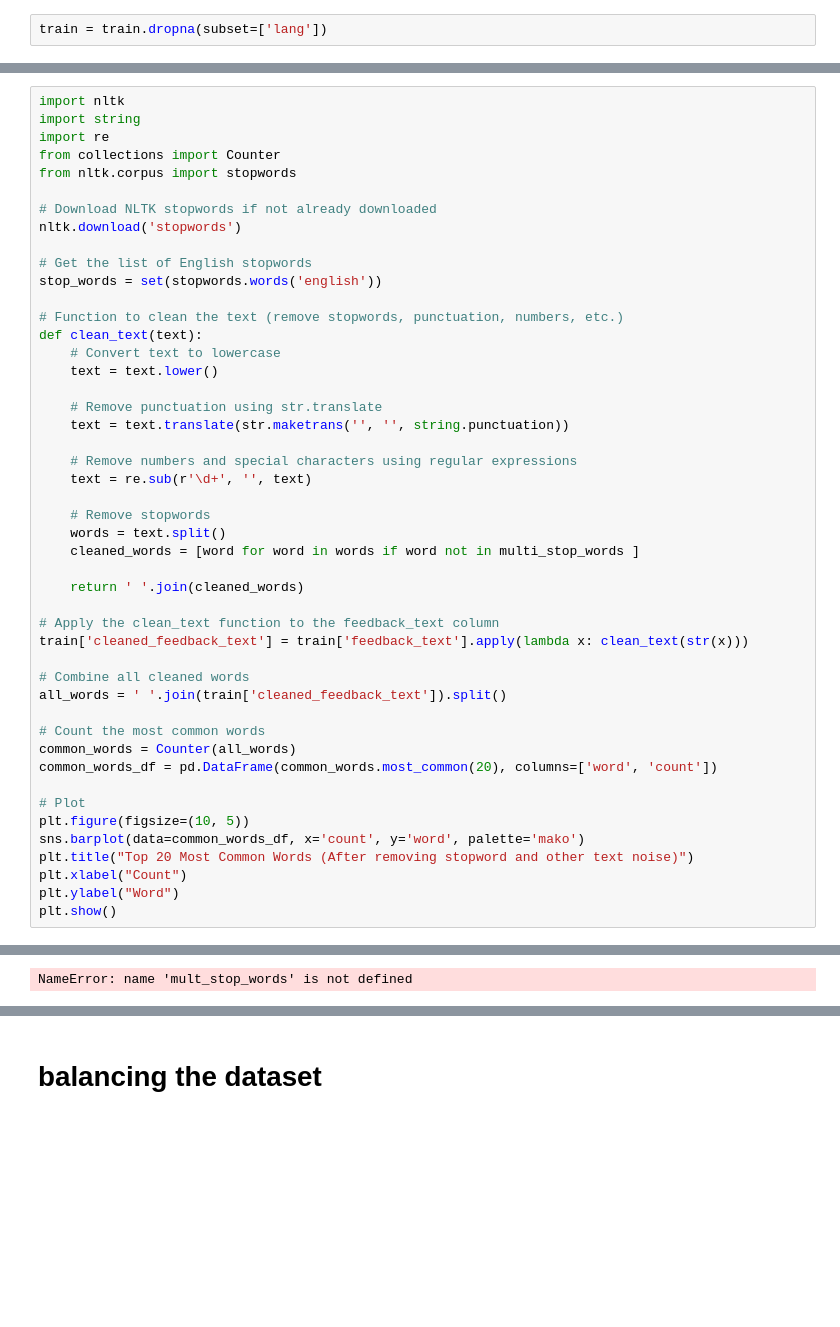
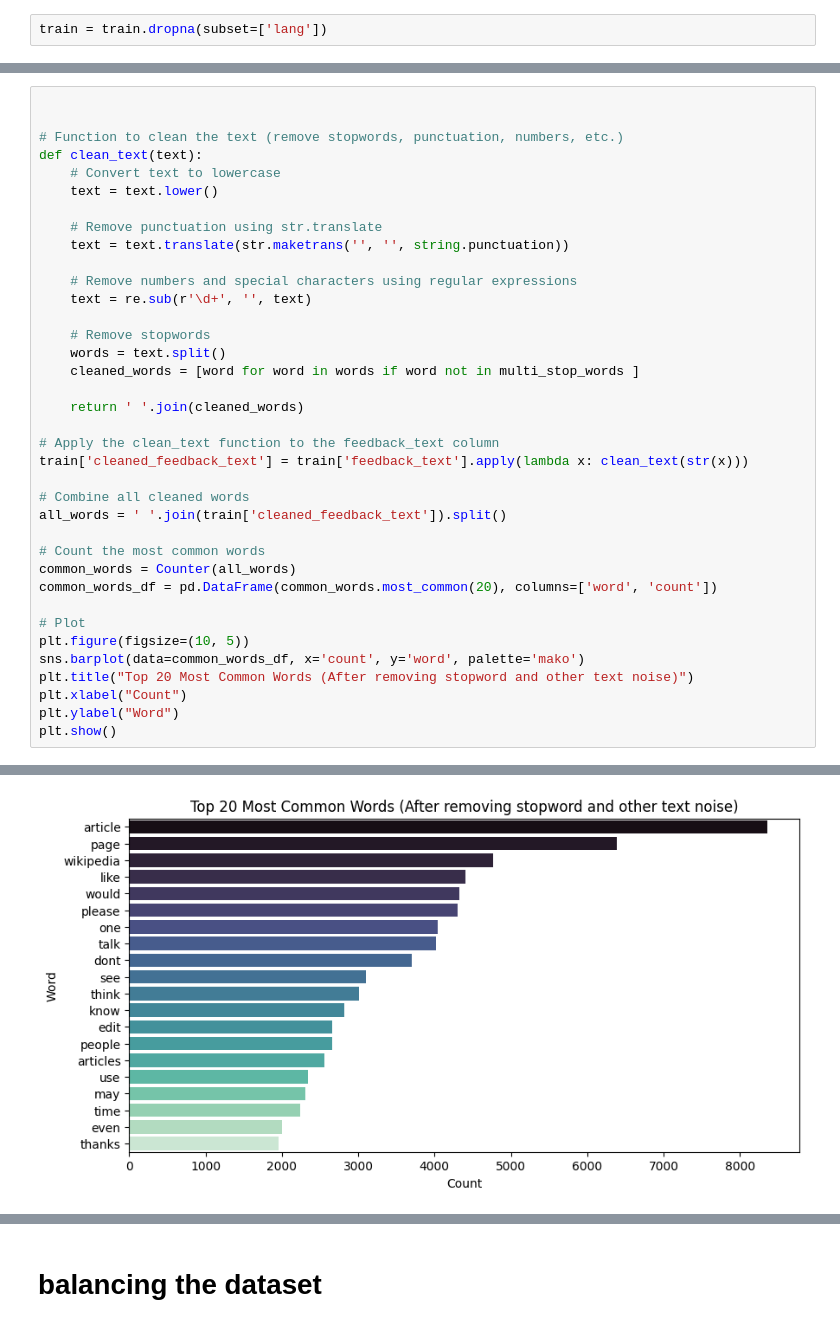
Before and after one commit to samratabduljalil/Offensive-Language-Classification, a Jupyter notebook: Task/model1_implementation.ipynb, the cells around one changed output, grey strips where cells are left out. Drawn from its saved outputs; the diff is of its cells as text; blank space fills up the shorter version.

```diff
--- a/Task/model1_implementation.ipynb
+++ b/Task/model1_implementation.ipynb
@@ -306,15 +299,5 @@ Passing `palette` without assigning `hue` is deprecated and will be removed in v
 # %%
-import nltk
-import string
-import re
-from collections import Counter
-from nltk.corpus import stopwords
 
-# Download NLTK stopwords if not already downloaded
-nltk.download('stopwords')
-
-# Get the list of English stopwords
-stop_words = set(stopwords.words('english'))
 
 # Function to clean the text (remove stopwords, punctuation, numbers, etc.)
 def clean_text(text):
@@ -357,2 +337,2 @@ plt.show()
-NameError: name 'mult_stop_words' is not defined
+[figure, added]
 # %% [markdown]
```
Also changed, not shown: parts of 29 cells of this notebook, 3 other files.
